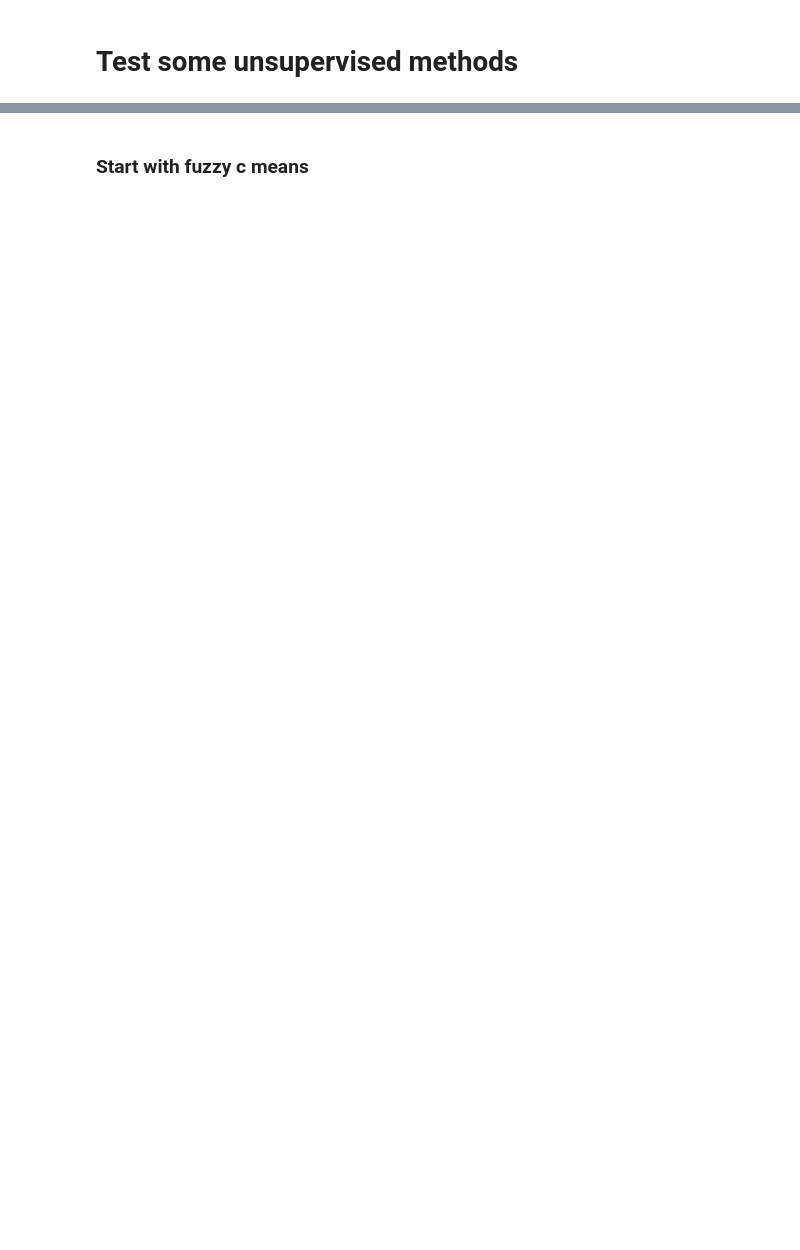
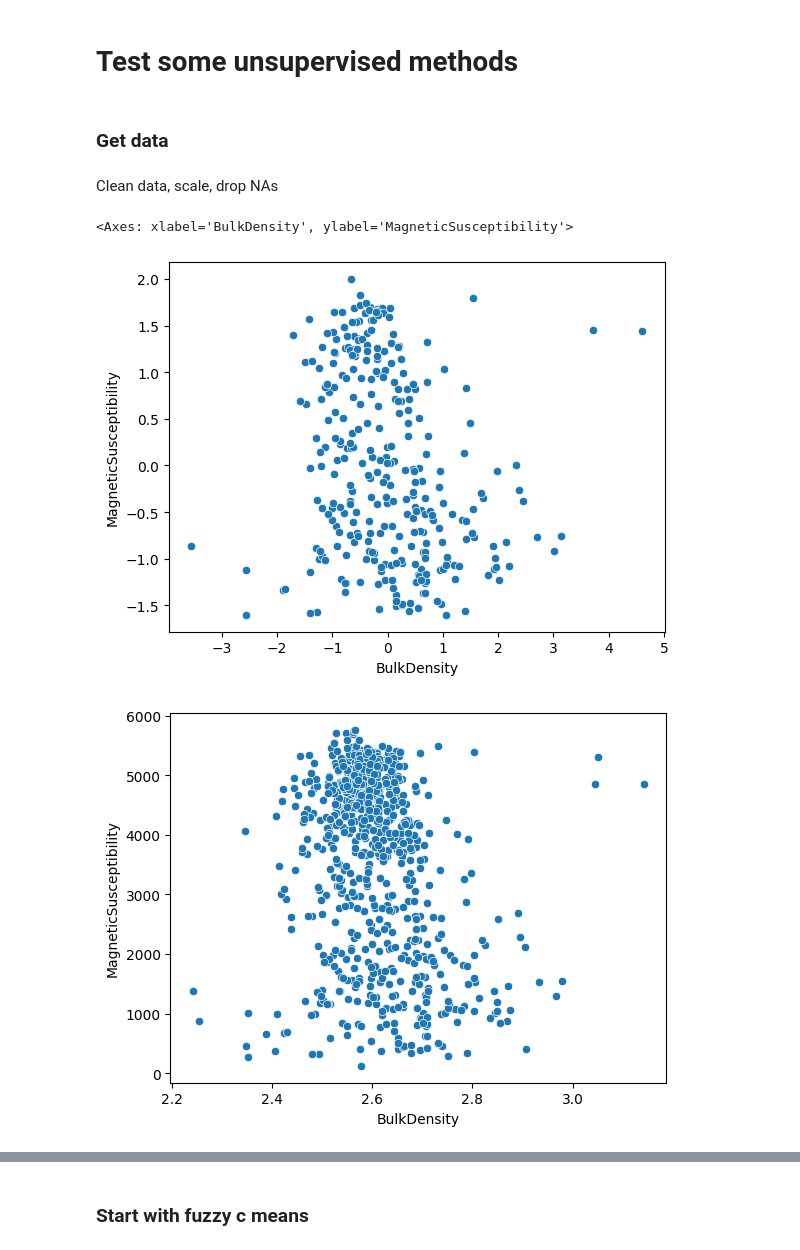
Before and after one commit to kristindickerson/AM_core-log-int, a Jupyter notebook: notebooks/unsupervised_learning.ipynb, the cells around one changed output, grey strips where cells are left out. Cells and saved outputs as stored; diff of their text form; code cells hidden in the pictures; blank space fills up the shorter version.

```diff
--- a/notebooks/unsupervised_learning.ipynb
+++ b/notebooks/unsupervised_learning.ipynb
@@ -12 +15,3 @@ from sklearn.cluster import KMeans
 from fcmeans import FCM
+# %% [markdown]
+### Get data
@@ -12,0 +30,26 @@ from fcmeans import FCM
+# %% [markdown]
+Clean data, scale, drop NAs
+# %%
+serpentinite_data_clean = serpentinite_data[columns_to_use].dropna()  # Drop rows with NaNs
+gabbro_data_clean = gabbro_data[columns_to_use].dropna()  # Drop rows with NaNs
+
+# Step 3: Normalize the data (optional but recommended)
+scaler = StandardScaler()
+serpentinite_scaled = scaler.fit_transform(serpentinite_data_clean)
+# Convert the NumPy array back to a Pandas DataFrame, retaining column names
+serpentinite_scaled_df = pd.DataFrame(serpentinite_scaled, columns=serpentinite_data_clean.columns)
+
+gabbro_scaled = scaler.fit_transform(gabbro_data_clean)
+# Convert the NumPy array back to a Pandas DataFrame, retaining column names
+gabbro_scaled_df = pd.DataFrame(gabbro_scaled, columns=gabbro_data_clean.columns)
+# %%
+plt.figure()
+sns.scatterplot(x='BulkDensity', y='MagneticSusceptibility', data=serpentinite_scaled_df)
+plt.figure()
+sns.scatterplot(x='BulkDensity', y='MagneticSusceptibility', data=serpentinite_data)
+plt.figure()
+sns.scatterplot(x='BulkDensity', y='MagneticSusceptibility', data=serpentinite_data_clean)
+# %% [output]
+<Axes: xlabel='BulkDensity', ylabel='MagneticSusceptibility'>
+[figure, added]
+[figure, added]
```
Also changed, not shown: parts of 8 cells of this notebook.
